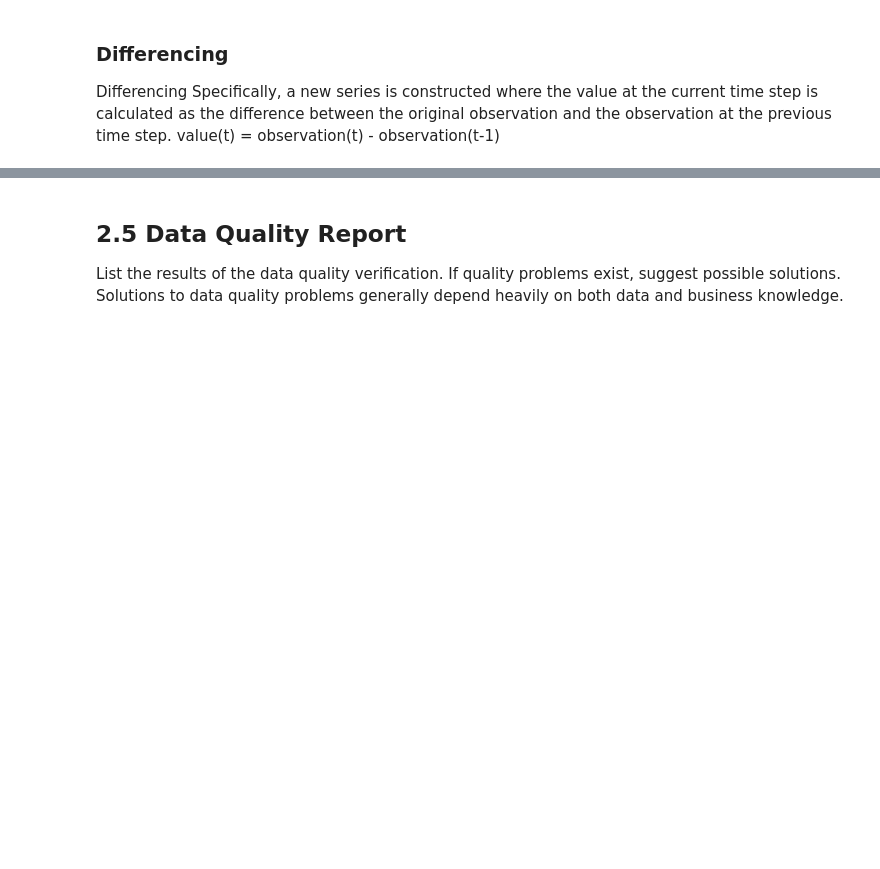
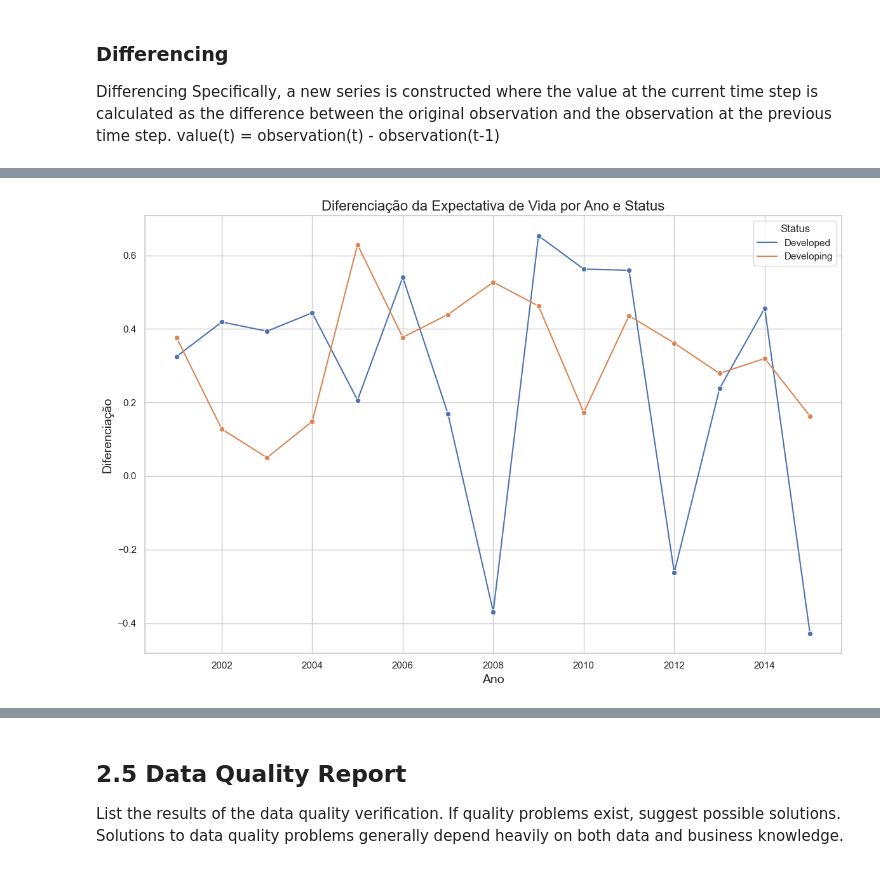
Before and after one commit to jpmrdad26/Projetos-Ciencia-de-dados, a Jupyter notebook: CRISP-DM Projeto Final.ipynb, the cells around one changed output, grey strips where cells are left out. Drawn from its saved outputs; the diff is of its cells as text; code cells hidden in the pictures; blank space fills up the shorter version.

```diff
--- a/CRISP-DM Projeto Final.ipynb
+++ b/CRISP-DM Projeto Final.ipynb
@@ -759,0 +868,6 @@ df_dif = df_dif_agg.diff()
+# %%
+# Ordena por país e ano
+df_3.sort_values(by=['Country', 'Year'], inplace=True)
+# %%
+# Calcula a diferenciação por país
+df_3['diferenciacao'] = df_3.groupby('Country')['Life expectancy '].diff()
@@ -759,0 +895,22 @@ df_dif = df_dif_agg.diff()
+# %%
+# Calcula a somatória da diferenciação por status
+df_soma_ano_status = df_3.groupby(['Year', 'Status'])['diferenciacao'].mean().reset_index()
+
+# Configurações do gráfico
+plt.figure(figsize=(12, 8))
+
+# Gráfico de linhas para a somatória da diferenciação por ano e status
+sns.lineplot(data=df_soma_ano_status, x='Year', y='diferenciacao', hue='Status', marker='o')
+
+# Adiciona título e labels
+plt.title('Diferenciação da Expectativa de Vida por Ano e Status', fontsize=16)
+plt.xlabel('Ano', fontsize=14)
+plt.ylabel('Diferenciação', fontsize=14)
+plt.legend(title='Status')
+plt.grid(True)
+
+# Exibe o gráfico
+plt.tight_layout()
+plt.show()
+# %% [output]
+[figure, added]
```
Also changed, not shown: parts of 23 cells of this notebook.
